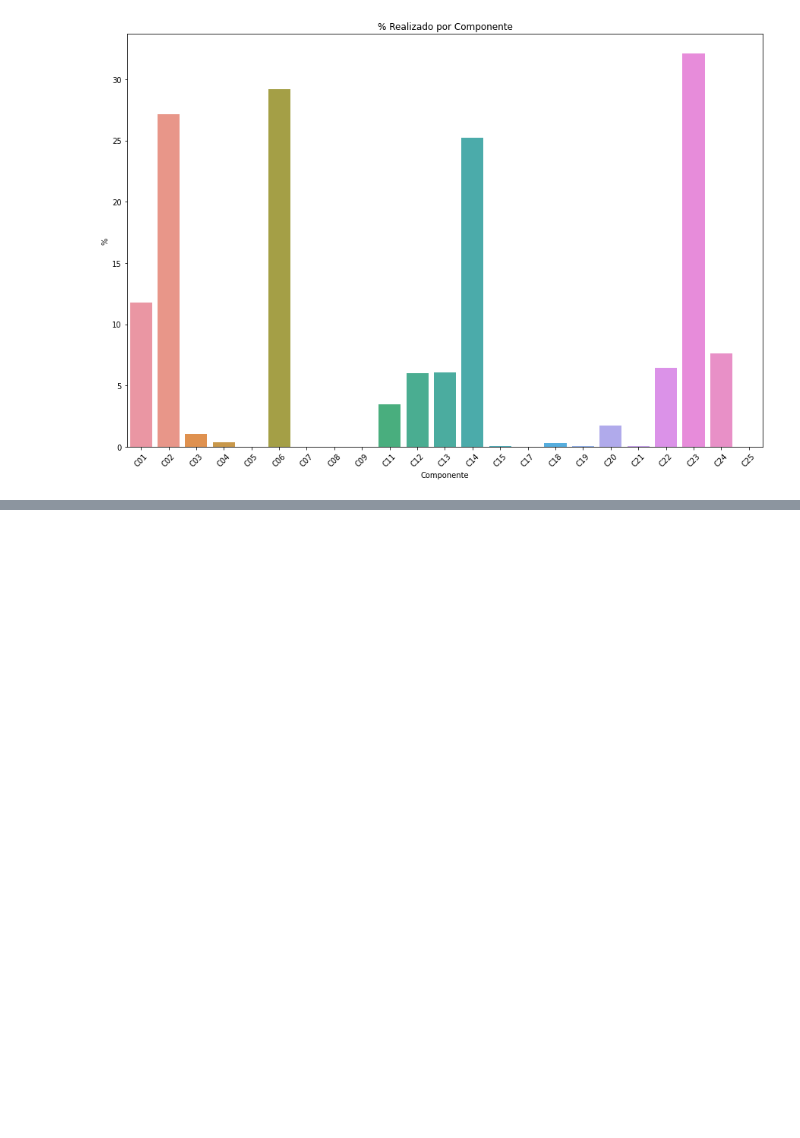
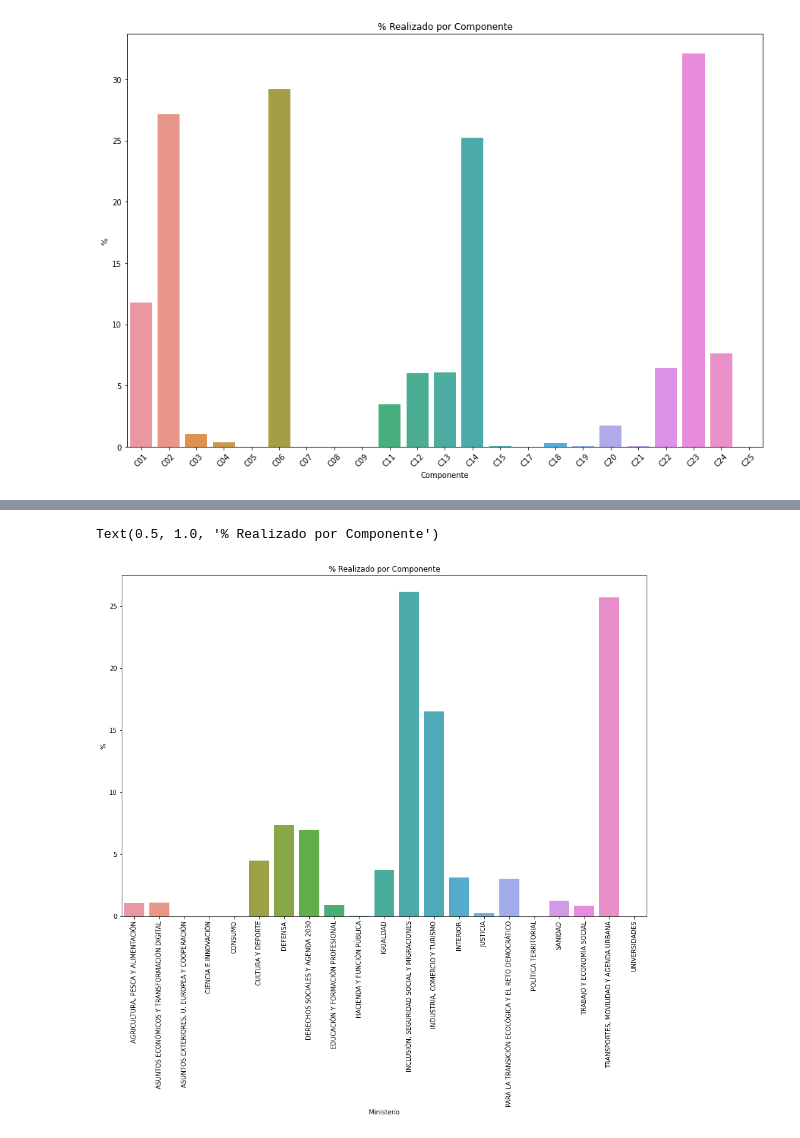
Before and after one commit to jmartinz/Kaggle, a Jupyter notebook: mrr-ejecucionpresupuestaria.ipynb, the cells around one changed output, grey strips where cells are left out. Saved outputs shown, nothing was run; the diff lists cells and outputs as text; code cells hidden in the pictures; blank space fills up the shorter version.

```diff
--- a/mrr-ejecucionpresupuestaria.ipynb
+++ b/mrr-ejecucionpresupuestaria.ipynb
@@ -44,9 +44,12 @@ for sheet_name in xls.sheet_names:
                     medida = re.search(strMedida,aplicacion).group(0)
                     componente = medida[0:3]
                     politica = aplicacion[0:aplicacion.find(medida)-1]
+                    ministerio = Medida.axes[1].names[0].split("\n")[1]
                 except AttributeError:
                     medida = ''
+                    componente = ''
                     politica = ''
+                    ministerio = ''
                     pass
                 if type(row.values[2]) is str:
                     definitivos = 0
@@ -77,8 +80,8 @@ for sheet_name in xls.sheet_names:
                     porcRealizado = reconocidos/definitivos * 100
 
 
-                fila = pd.DataFrame([[componente,medida, politica,definitivos, autorizados, comprometidos, reconocidos,pagados, porcRealizado]],
-                                    columns=['Componente','Medida','Politica', 'Definitivos','Autorizados','Comprometidos','Reconocidos','Pagados','%Realizado'])
+                fila = pd.DataFrame([[ministerio,componente,medida, politica,definitivos, autorizados, comprometidos, reconocidos,pagados, porcRealizado]],
+                                    columns=['Ministerio','Componente','Medida','Politica', 'Definitivos','Autorizados','Comprometidos','Reconocidos','Pagados','%Realizado'])
                 totalMedida = totalMedida.append(fila)
 
             #print(Comp)
@@ -192,0 +200,5 @@ Text(0.5, 1.0, '% Realizado por Componente')
+# %%
+columns_to_show = ['Definitivos','Autorizados','Comprometidos','Reconocidos','Pagados']
+totalMin = totalMedida.groupby(['Ministerio'])[columns_to_show].sum().sort_values('Ministerio', ascending=True)
+totalMin['%'] =totalMin['Reconocidos']/totalMin['Definitivos']*100
+totalMin.head
@@ -192,0 +223,10 @@ Text(0.5, 1.0, '% Realizado por Componente')
+# %%
+plt.figure(figsize=(15,10))
+sns.barplot(x=totalMin.index, y=totalComp['%'])
+plt.xticks(rotation= 90)
+plt.xlabel('Ministerio')
+plt.ylabel('%')
+plt.title('% Realizado por Componente')
+# %% [output]
+Text(0.5, 1.0, '% Realizado por Componente')
+[figure, added]
```
Also changed, not shown: parts of 4 cells of this notebook.
